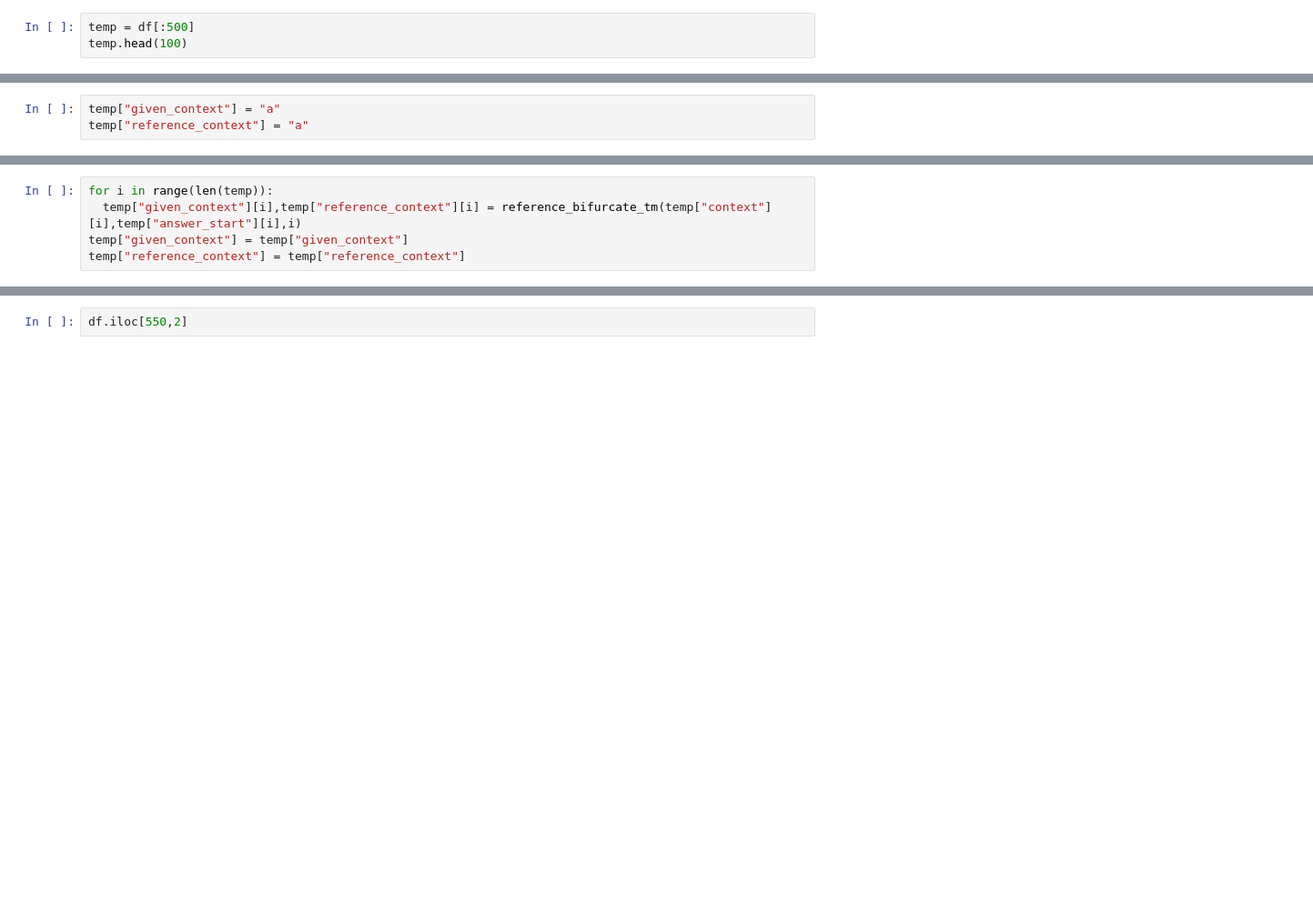
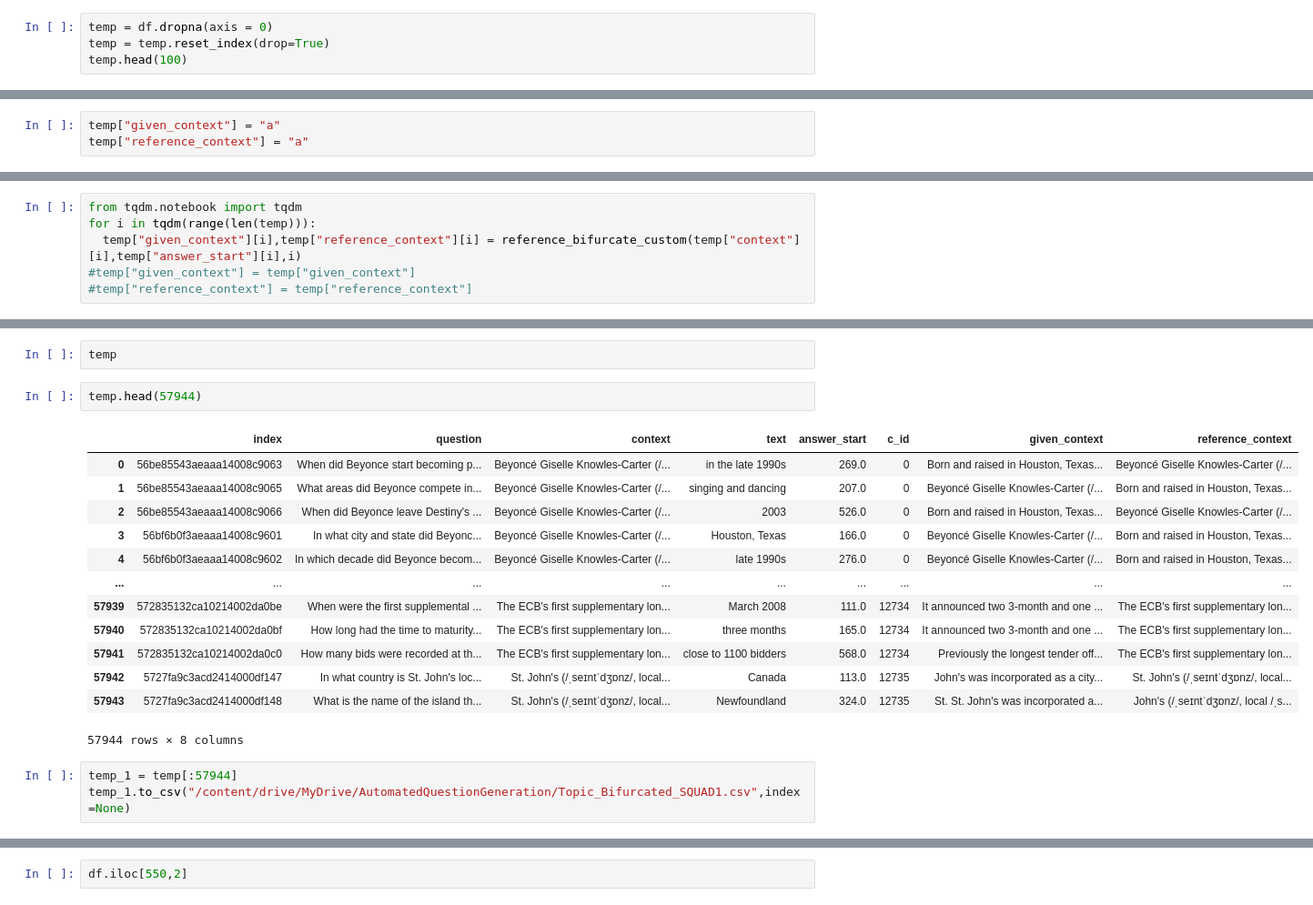
Before and after one commit to AutomatedQuestionGeneration/Progress-Tracker, a Jupyter notebook: TopicModel_Extract_Reference.ipynb, the cells around one changed output, grey strips where cells are left out. Shown at 91% size. Saved outputs shown, nothing was run; the diff lists cells and outputs as text; blank space fills up the shorter version.

```diff
--- a/TopicModel_Extract_Reference.ipynb
+++ b/TopicModel_Extract_Reference.ipynb
@@ -207,5 +574,6 @@ memory usage: 12.6+ KB
 # %%
-temp = df[:500]
+temp = df.dropna(axis = 0)
+temp = temp.reset_index(drop=True)
 temp.head(100)
 # %% [output]
 |  | index | question | context | text | answer_start | c_id |
@@ -286,5 +656,6 @@ temp["reference_context"] = "a"
 # %%
-for i in range(len(temp)):
-  temp["given_context"][i],temp["reference_context"][i] = reference_bifurcate_tm(temp["context"][i],temp["answer_start"][i],i)
-temp["given_context"] = temp["given_context"]
-temp["reference_context"] = temp["reference_context"]
+from tqdm.notebook import tqdm
+for i in tqdm(range(len(temp))):
+  temp["given_context"][i],temp["reference_context"][i] = reference_bifurcate_custom(temp["context"][i],temp["answer_start"][i],i)
+#temp["given_context"] = temp["given_context"]
+#temp["reference_context"] = temp["reference_context"]
@@ -290,0 +688,21 @@ temp["reference_context"] = temp["reference_context"]
+# %%
+temp
+# %%
+temp.head(57944)
+# %% [output]
+|  | index | question | context | text | answer_start | c_id | given_context | reference_context |
+| 0 | 56be85543aeaaa14008c9063 | When did Beyonce start becoming p... | Beyoncé Giselle Knowles-Carter (/... | in the late 1990s | 269.0 | 0 | Born and raised in Houston, Texas... | Beyoncé Giselle Knowles-Carter (/... |
+| 1 | 56be85543aeaaa14008c9065 | What areas did Beyonce compete in... | Beyoncé Giselle Knowles-Carter (/... | singing and dancing | 207.0 | 0 | Beyoncé Giselle Knowles-Carter (/... | Born and raised in Houston, Texas... |
+| 2 | 56be85543aeaaa14008c9066 | When did Beyonce leave Destiny's ... | Beyoncé Giselle Knowles-Carter (/... | 2003 | 526.0 | 0 | Born and raised in Houston, Texas... | Beyoncé Giselle Knowles-Carter (/... |
+| 3 | 56bf6b0f3aeaaa14008c9601 | In what city and state did Beyonc... | Beyoncé Giselle Knowles-Carter (/... | Houston, Texas | 166.0 | 0 | Beyoncé Giselle Knowles-Carter (/... | Born and raised in Houston, Texas... |
+| 4 | 56bf6b0f3aeaaa14008c9602 | In which decade did Beyonce becom... | Beyoncé Giselle Knowles-Carter (/... | late 1990s | 276.0 | 0 | Beyoncé Giselle Knowles-Carter (/... | Born and raised in Houston, Texas... |
+| ... | ... | ... | ... | ... | ... | ... | ... | ... |
+| 57939 | 572835132ca10214002da0be | When were the first supplemental ... | The ECB's first supplementary lon... | March 2008 | 111.0 | 12734 | It announced two 3-month and one ... | The ECB's first supplementary lon... |
+| 57940 | 572835132ca10214002da0bf | How long had the time to maturity... | The ECB's first supplementary lon... | three months | 165.0 | 12734 | It announced two 3-month and one ... | The ECB's first supplementary lon... |
+| 57941 | 572835132ca10214002da0c0 | How many bids were recorded at th... | The ECB's first supplementary lon... | close to 1100 bidders | 568.0 | 12734 | Previously the longest tender off... | The ECB's first supplementary lon... |
+| 57942 | 5727fa9c3acd2414000df147 | In what country is St. John's loc... | St. John's (/ˌseɪntˈdʒɒnz/, local... | Canada | 113.0 | 12735 | John's was incorporated as a city... | St. John's (/ˌseɪntˈdʒɒnz/, local... |
+| 57943 | 5727fa9c3acd2414000df148 | What is the name of the island th... | St. John's (/ˌseɪntˈdʒɒnz/, local... | Newfoundland | 324.0 | 12735 | St. St. John's was incorporated a... | John's (/ˌseɪntˈdʒɒnz/, local /ˌs... |
+57944 rows × 8 columns
+# %%
+temp_1 = temp[:57944]
+temp_1.to_csv("/content/drive/MyDrive/AutomatedQuestionGeneration/Topic_Bifurcated_SQUAD1.csv",index=None)
```
Also changed, not shown: parts of 49 cells of this notebook.
